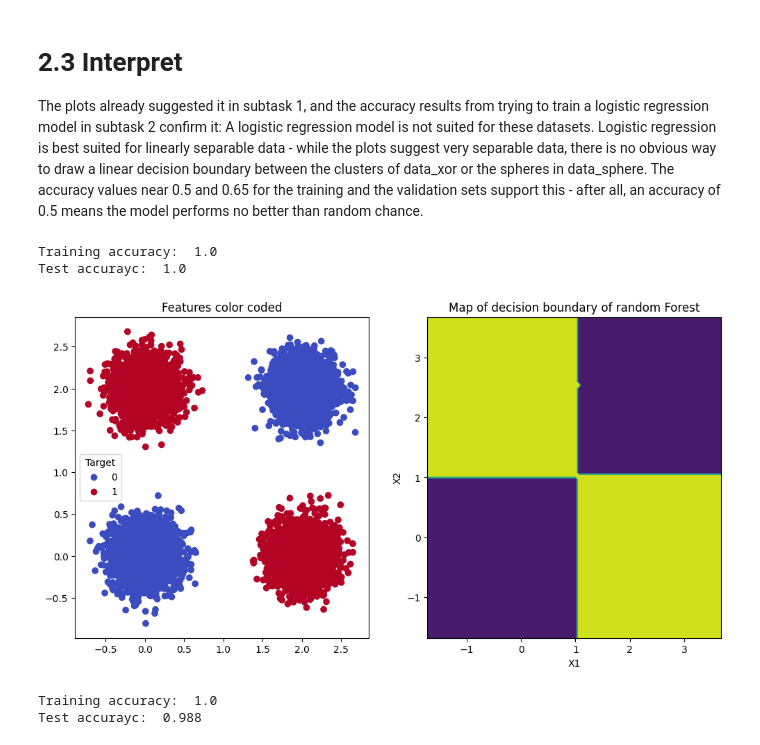
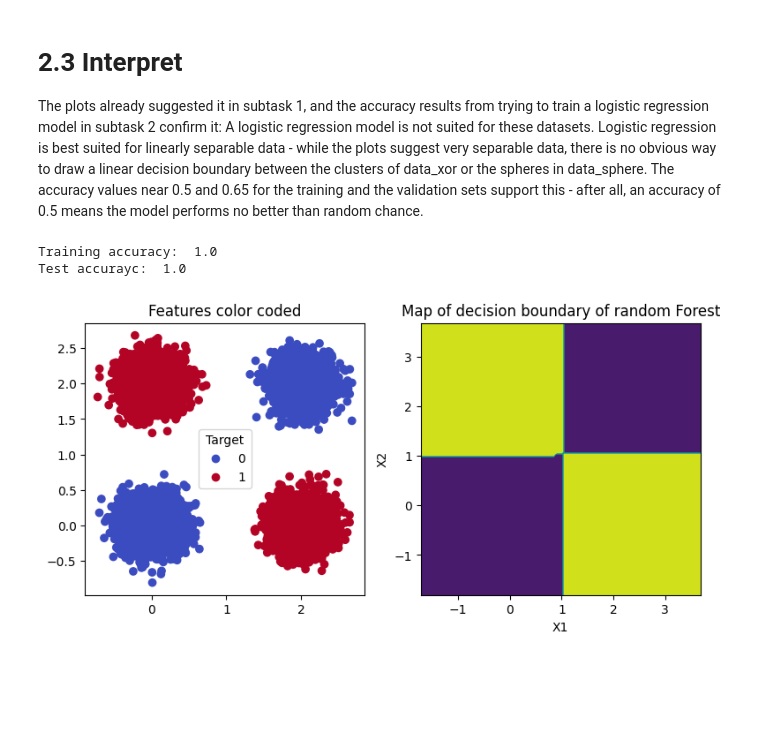
Before and after one commit to flowy-git/FDA, a Jupyter notebook: Lab1/lwyp_flowy.ipynb, the cells around one changed output. Cells and saved outputs as stored; diff of their text form; code cells hidden in the pictures; blank space fills up the shorter version.

```diff
--- a/Lab1/lwyp_flowy.ipynb
+++ b/Lab1/lwyp_flowy.ipynb
@@ -394,48 +394,35 @@ The accuracy values near 0.5 and 0.65 for the training and the validation sets s
 # however, random forests such as in Task1 should be able to handle it
 
 df1_x_train = df1_train[['X1', 'X2']]
 df1_y_train = df1_train['Y']
 df1_x_validation = df1_validation[['X1', 'X2']]
 df1_y_validation = df1_validation['Y']
 
 df2_x_train = df2_train[['X1', 'X2', 'X3']]
 df2_y_train = df2_train['Y']
 df2_x_validation = df2_validation[['X1', 'X2', 'X3']]
 df2_y_validation = df2_validation['Y']
 
 df1_random_forest = RandomForestClassifier(random_state=0).fit(df1_x_train, df1_y_train)
 
 df1_rf_train_accu = df1_random_forest.score(df1_x_train, df1_y_train)
 df1_rf_test_accu = df1_random_forest.score(df1_x_validation, df1_y_validation)
 
 print("Training accuracy: ", df1_rf_train_accu)
 print("Test accurayc: ", df1_rf_test_accu)
 
 # Additional Graphical evaluation of the model's decision boundary
-fig, df1_rf_plot = plt.subplots(1, 2, figsize=(12, 6))
+fig, df1_rf_plot = plt.subplots(1, 2, figsize=(9, 4))
 df1_rf_plot[0].scatter(df1['X1'], df1['X2'], c=df1['Y'], cmap='coolwarm')
 df1_rf_plot[0].legend(*scatter.legend_elements(), title='Target')
 df1_rf_plot[0].set_title('Features color coded')
 DecisionBoundaryDisplay.from_estimator(df1_random_forest, df1_x_train, response_method="predict", ax=df1_rf_plot[1])
 df1_rf_plot[1].set_title('Map of decision boundary of random Forest')
 plt.show()
 # %% [output]
 Training accuracy:  1.0
 Test accurayc:  1.0
-[figure, old version]
+[figure, new version]
-# %%
-# TEMPORARY; NOT PART OF SUBMISSION; DELETE AFTER
-
-df2_random_forest = RandomForestClassifier(random_state=0).fit(df2_x_train, df2_y_train)
-
-df2_rf_train_accu = df2_random_forest.score(df2_x_train, df2_y_train)
-df2_rf_test_accu = df2_random_forest.score(df2_x_validation, df2_y_validation)
-
-print("Training accuracy: ", df2_rf_train_accu)
-print("Test accurayc: ", df2_rf_test_accu)
-# %% [output]
-Training accuracy:  1.0
-Test accurayc:  0.988
 # %%
 # 2.5 Classify sphere
 
```
Also changed, not shown: parts of 4 cells of this notebook.
